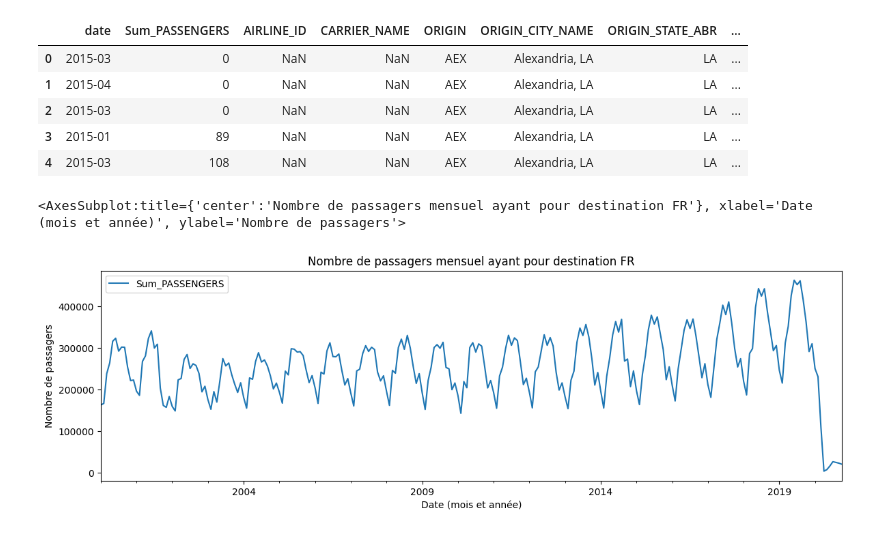
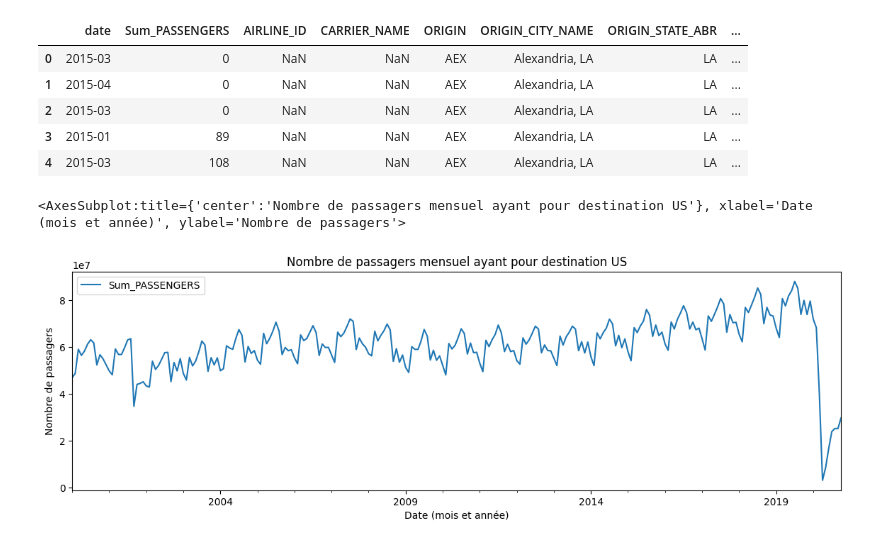
Before and after one commit to aaaamael/time_series_air_passengers, a Jupyter notebook: data.ipynb, the cells around one changed output. Cells and saved outputs as stored; diff of their text form; code cells hidden in the pictures.

```diff
--- a/data.ipynb
+++ b/data.ipynb
@@ -14,12 +14,12 @@ df.head()
 | 4 | 2015-03 | 108 | NaN | NaN | AEX | Alexandria, LA | LA | ... |
 # %%
 # Nombre de passagers allant dans un pays chaque mois
-country_code = "FR"
+country_code = "US"
 data = df[df["DEST_COUNTRY"]==country_code][["date", "Sum_PASSENGERS"]].groupby("date").sum()
 data.plot(title=f"Nombre de passagers mensuel ayant pour destination {country_code}",
           xlabel="Date (mois et année)",
           ylabel="Nombre de passagers",
           figsize=(14,4))
 # %% [output]
-<AxesSubplot:title={'center':'Nombre de passagers mensuel ayant pour destination FR'}, xlabel='Date (mois et année)', ylabel='Nombre de passagers'>
+<AxesSubplot:title={'center':'Nombre de passagers mensuel ayant pour destination US'}, xlabel='Date (mois et année)', ylabel='Nombre de passagers'>
-[figure, old version]
+[figure, new version]
```
Also changed, not shown: parts of 7 cells of this notebook.
